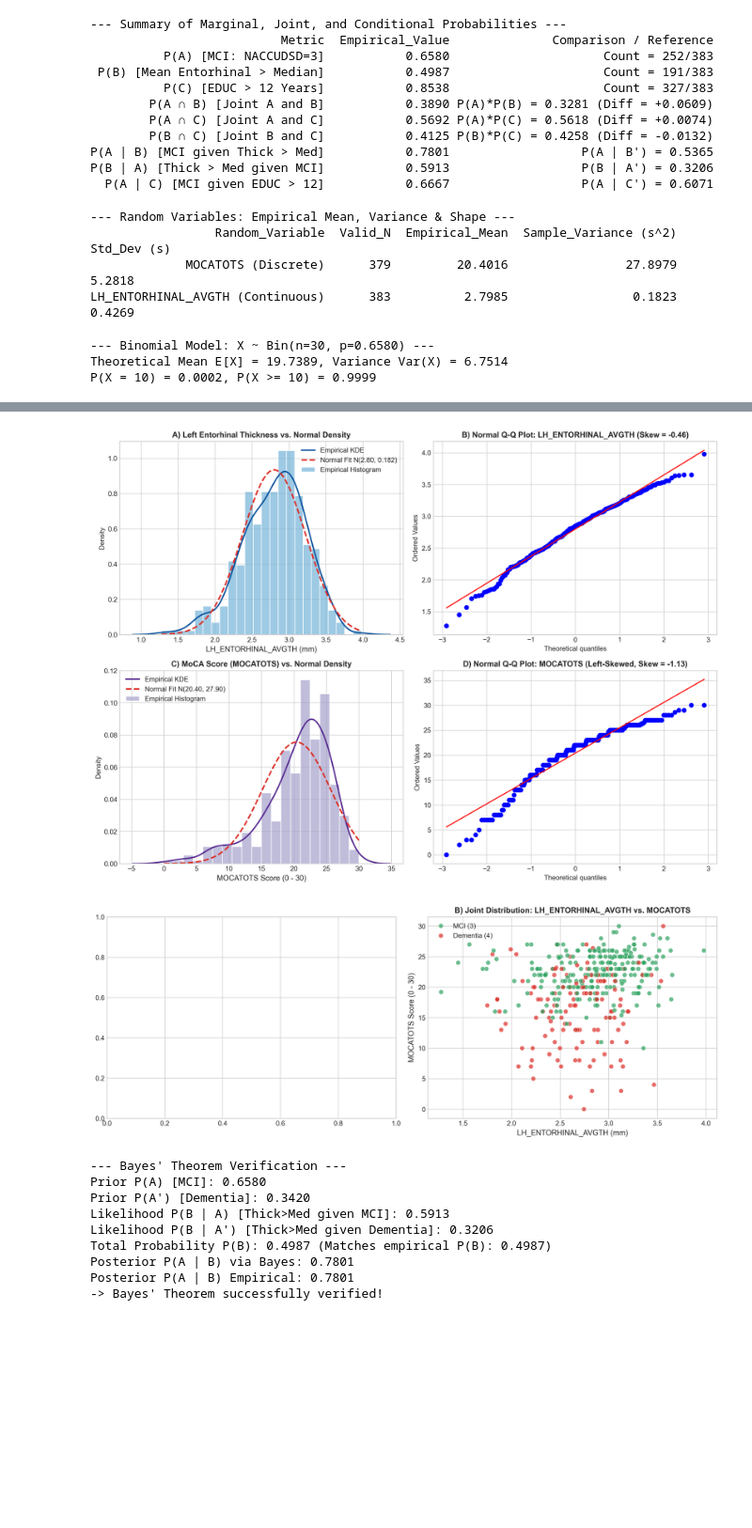
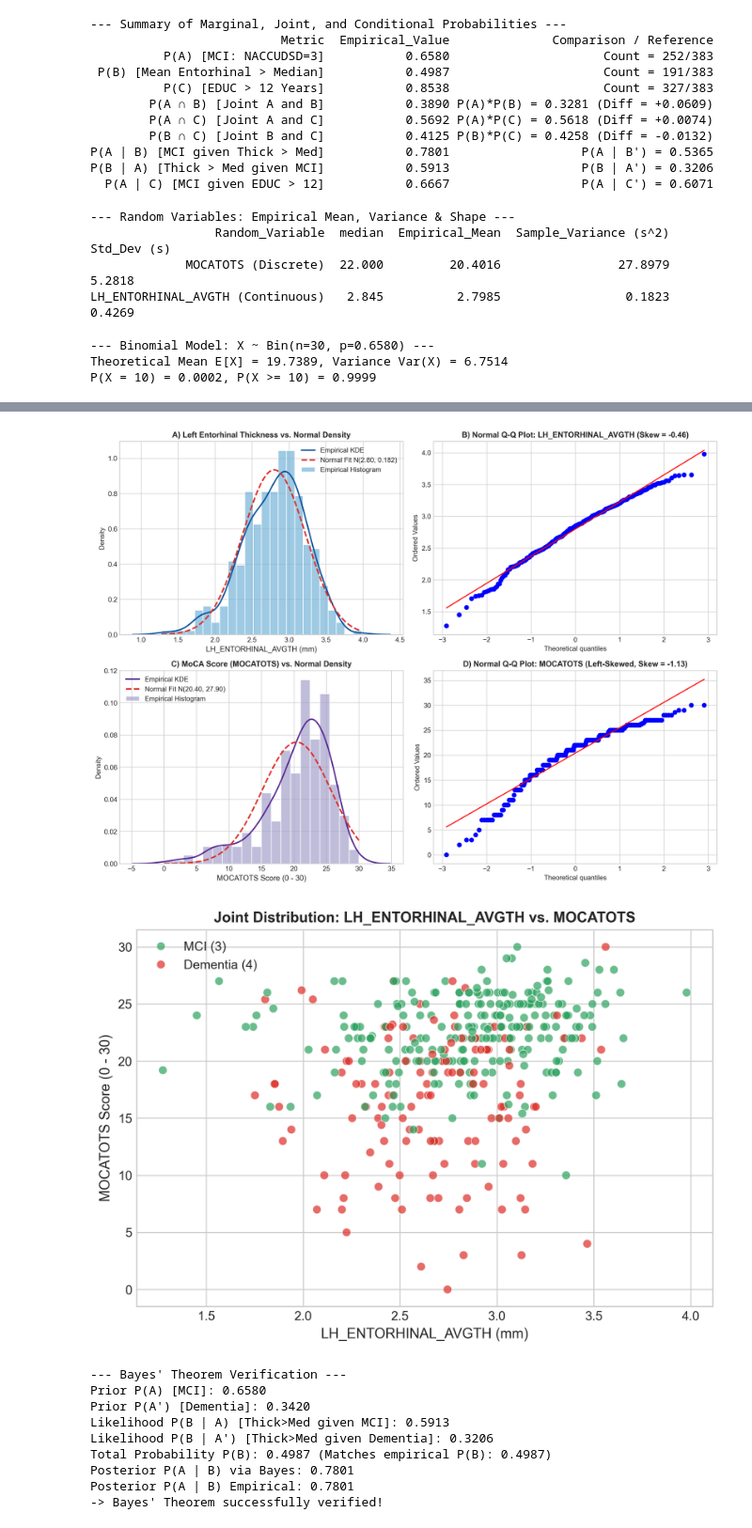
Before and after one commit to arshiaShahriary/statistics_project, a Jupyter notebook: notebooks/phase2.ipynb, the cells around one changed output, grey strips where cells are left out. Shown at 94% size. Saved outputs shown, nothing was run; the diff lists cells and outputs as text; code cells hidden in the pictures; blank space fills up the shorter version.

Commit message:
fix figure and add report

```diff
--- a/notebooks/phase2.ipynb
+++ b/notebooks/phase2.ipynb
@@ -116,14 +116,14 @@ ent_lh_s = df_target['LH_ENTORHINAL_AVGTH'].dropna()
 rv_table = pd.DataFrame([
     {
         'Random_Variable': 'MOCATOTS (Discrete)',
-        'Valid_N': len(moca_s),
+        'median': moca_s.median(),
         'Empirical_Mean': round(moca_s.mean(), 4),
         'Sample_Variance (s^2)': round(moca_s.var(ddof=1), 4),
         'Std_Dev (s)': round(moca_s.std(ddof=1), 4),
     },
     {
         'Random_Variable': 'LH_ENTORHINAL_AVGTH (Continuous)',
-        'Valid_N': len(ent_lh_s),
+        'median': ent_lh_s.median(),
         'Empirical_Mean': round(ent_lh_s.mean(), 4),
         'Sample_Variance (s^2)': round(ent_lh_s.var(ddof=1), 4),
         'Std_Dev (s)': round(ent_lh_s.std(ddof=1), 4),
@@ -133,9 +133,9 @@ print("\n--- Random Variables: Empirical Mean, Variance & Shape ---")
 print(rv_table.to_string(index=False))
 # %% [output]
 --- Random Variables: Empirical Mean, Variance & Shape ---
-                 Random_Variable  Valid_N  Empirical_Mean  Sample_Variance (s^2)  Std_Dev (s)
-             MOCATOTS (Discrete)      379         20.4016                27.8979       5.2818
-LH_ENTORHINAL_AVGTH (Continuous)      383          2.7985                 0.1823       0.4269
+                 Random_Variable  median  Empirical_Mean  Sample_Variance (s^2)  Std_Dev (s)
+             MOCATOTS (Discrete)  22.000         20.4016                27.8979       5.2818
+LH_ENTORHINAL_AVGTH (Continuous)   2.845          2.7985                 0.1823       0.4269
 # %%
 # ==========================================
 # 5. Binomial Model Evaluation (Task 6)
@@ -159,19 +159,7 @@ P(X = 10) = 0.0002, P(X >= 10) = 0.9999
 # ==========================================
 # 6. Conditional MRI Distribution & Joint Variability / Covariance (Task 8 & Requirements C2, C4)
 # ==========================================
-print("\n--- Requirement C2: Conditional Distribution of LH_ENTORHINAL_AVGTH by Clinical Group ---")
-cond_mri = df_target.groupby('NACCUDSD')['LH_ENTORHINAL_AVGTH'].agg(
-    N='count', Mean='mean', Variance='var', SD='std', Median='median',
-    IQR=lambda x: np.percentile(x, 75) - np.percentile(x, 25)
-).round(4)
-print(cond_mri)
 
-# Joint Covariance and Correlation between LH_ENTORHINAL_AVGTH and MOCATOTS
-df_joint = df_target[['MOCATOTS', 'LH_ENTORHINAL_AVGTH', 'ENTORHINAL_AVGTH_MEAN', 'NACCUDSD']].dropna()
-cov_lh_moca = df_joint[['LH_ENTORHINAL_AVGTH', 'MOCATOTS']].cov().iloc[0, 1]
-
-print(f"\n--- Task 8 & Requirement C4: Joint Variability (LH_ENTORHINAL_AVGTH vs. MOCATOTS, N={len(df_joint)}) ---")
-print(f"Sample Covariance Cov(X, Y) = {cov_lh_moca:.4f}")
 # ==========================================
 # Outliers data
 # ==========================================
@@ -233,24 +221,27 @@ axes[1, 0].legend()
 stats.probplot(moca_s, dist="norm", plot=axes[1, 1])
 axes[1, 1].set_title('D) Normal Q-Q Plot: MOCATOTS (Left-Skewed, Skew = -1.13)', fontsize=11.5, fontweight='bold')
 plt.tight_layout()
-plt.savefig('phase2_fig2_normal_qq.png', dpi=300)
+plt.savefig('../figures/phase2_fig1_normal_qq.png', dpi=300)
 plt.show()
+
+
 
 # Figure 2: Conditional MRI Distribution (Requirement C2) & Joint Scatter Plot (Task 8 & Requirement C4)
 
+fig, ax = plt.subplots(1, 1, figsize=(7, 5), dpi=300) # تغییر به 1 در 1
 
-fig, axes = plt.subplots(1, 2, figsize=(13, 5), dpi=300)
 df_joint['Group'] = df_joint['NACCUDSD'].map({3.0: 'MCI (3)', 4.0: 'Dementia (4)'})
 
 sns.scatterplot(data=df_joint, x='LH_ENTORHINAL_AVGTH', y='MOCATOTS', hue='Group',
                 palette={'MCI (3)': '#2ca25f', 'Dementia (4)': '#de2d26'},
-                alpha=0.7, s=45, ax=axes[1])
+                alpha=0.7, s=45, ax=ax) # تغییر axes[1] به ax
 
-axes[1].set_title('B) Joint Distribution: LH_ENTORHINAL_AVGTH vs. MOCATOTS', fontsize=11.5, fontweight='bold')
-axes[1].set_xlabel('LH_ENTORHINAL_AVGTH (mm)', fontsize=11)
-axes[1].set_ylabel('MOCATOTS Score (0 - 30)', fontsize=11)
-axes[1].legend()
+ax.set_title('Joint Distribution: LH_ENTORHINAL_AVGTH vs. MOCATOTS', fontsize=11.5, fontweight='bold')
+ax.set_xlabel('LH_ENTORHINAL_AVGTH (mm)', fontsize=11)
+ax.set_ylabel('MOCATOTS Score (0 - 30)', fontsize=11)
+ax.legend()
+
 plt.tight_layout()
-plt.savefig('phase2_fig3_conditional_and_joint.png', dpi=300)
+plt.savefig('../figures/phase2_fig2_conditional_and_joint.png', dpi=300)
 plt.show()
 # %% [output]
@@ -270,9 +257,9 @@ Q1: 18.0000, Q3: 24.0000, IQR: 6.0000
 (Lower Bound): 1.6247
 (Upper Bound): 3.9908
 Number of Outliers: 3 data points out of 383 valid data points
 Outlier Values: [1.276, 1.451, 1.566]
 [figure]
-[figure, old version]
+[figure, new version]
 # %%
 # ==========================================
 # 8. Verification of Bayes' Theorem
```
Also changed, not shown: parts of 1 cell of this notebook, 4 other files.
